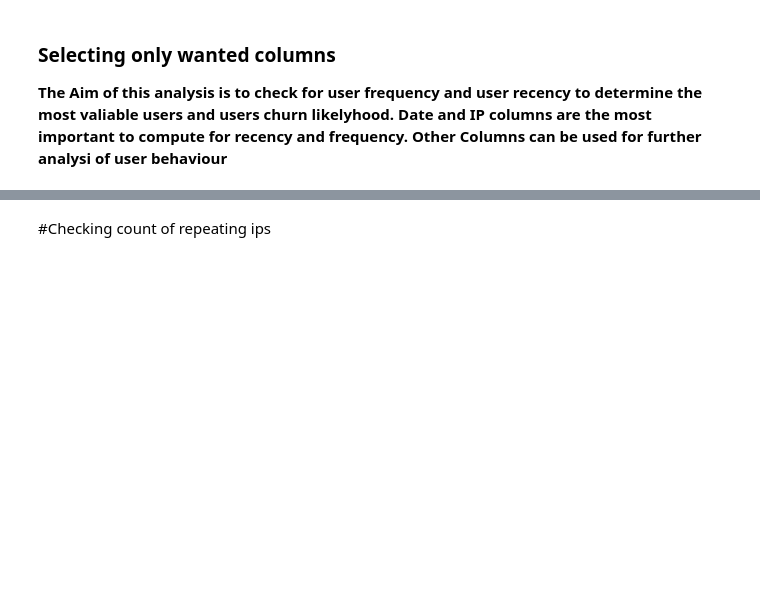
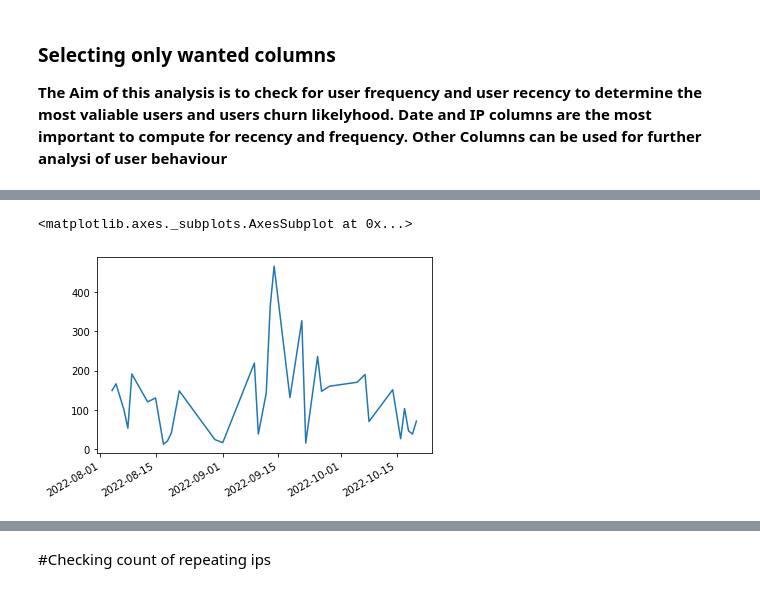
Before and after one commit to kabirodavies/data-project, a Jupyter notebook: Churn_Analysis.ipynb, the cells around one changed output, grey strips where cells are left out. Saved outputs shown, nothing was run; the diff lists cells and outputs as text; code cells hidden in the pictures; blank space fills up the shorter version.

```diff
--- a/Churn_Analysis.ipynb
+++ b/Churn_Analysis.ipynb
@@ -279,4 +271,9 @@ default_language     0
 dtype: int64
+# %%
+data.date.value_counts().plot()
+# %% [output]
+<matplotlib.axes._subplots.AxesSubplot at 0x...>
+[figure, added]
 # %%
 #check user frequency of users
 #calculate count of values by group
```
Also changed, not shown: parts of 123 cells of this notebook.
